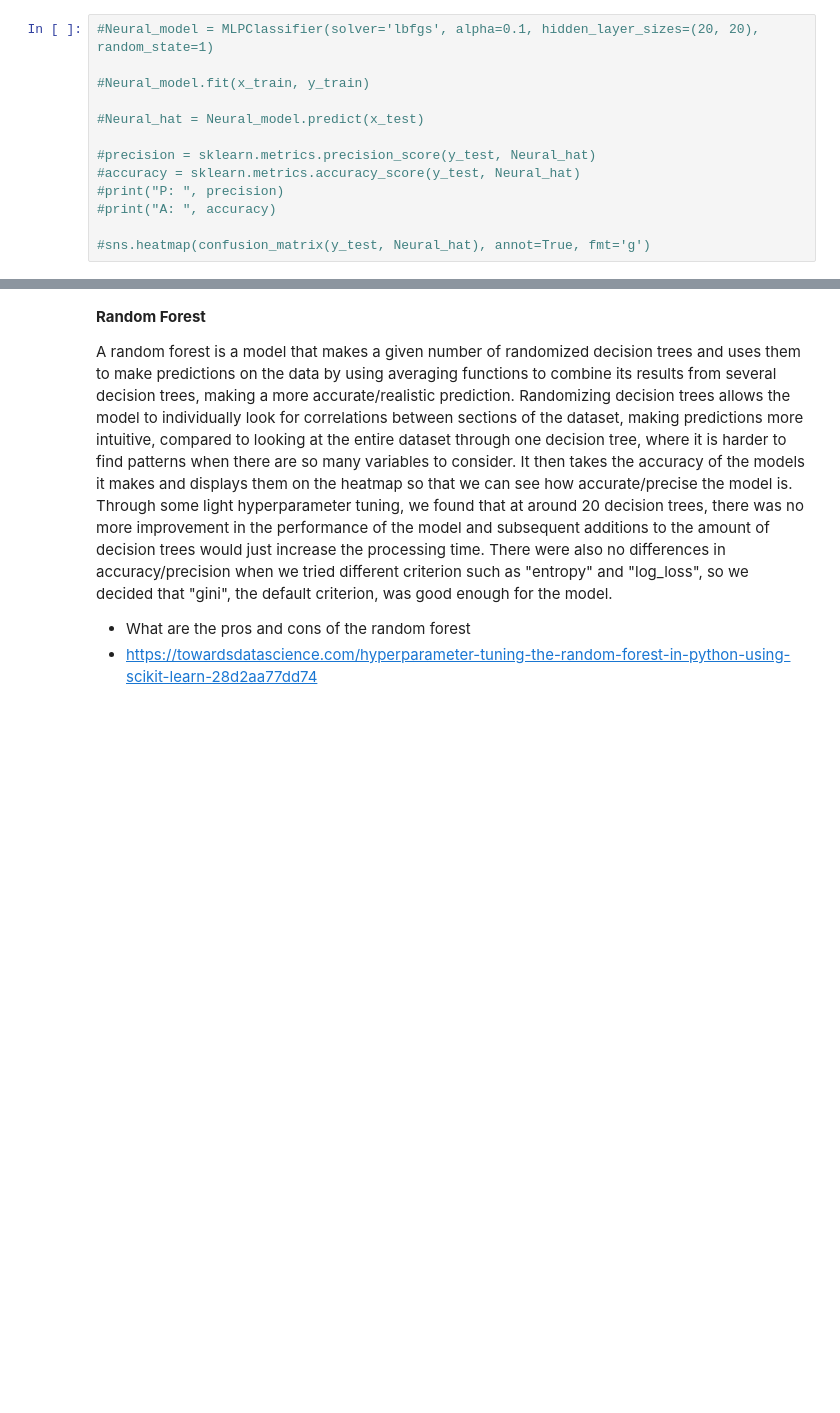
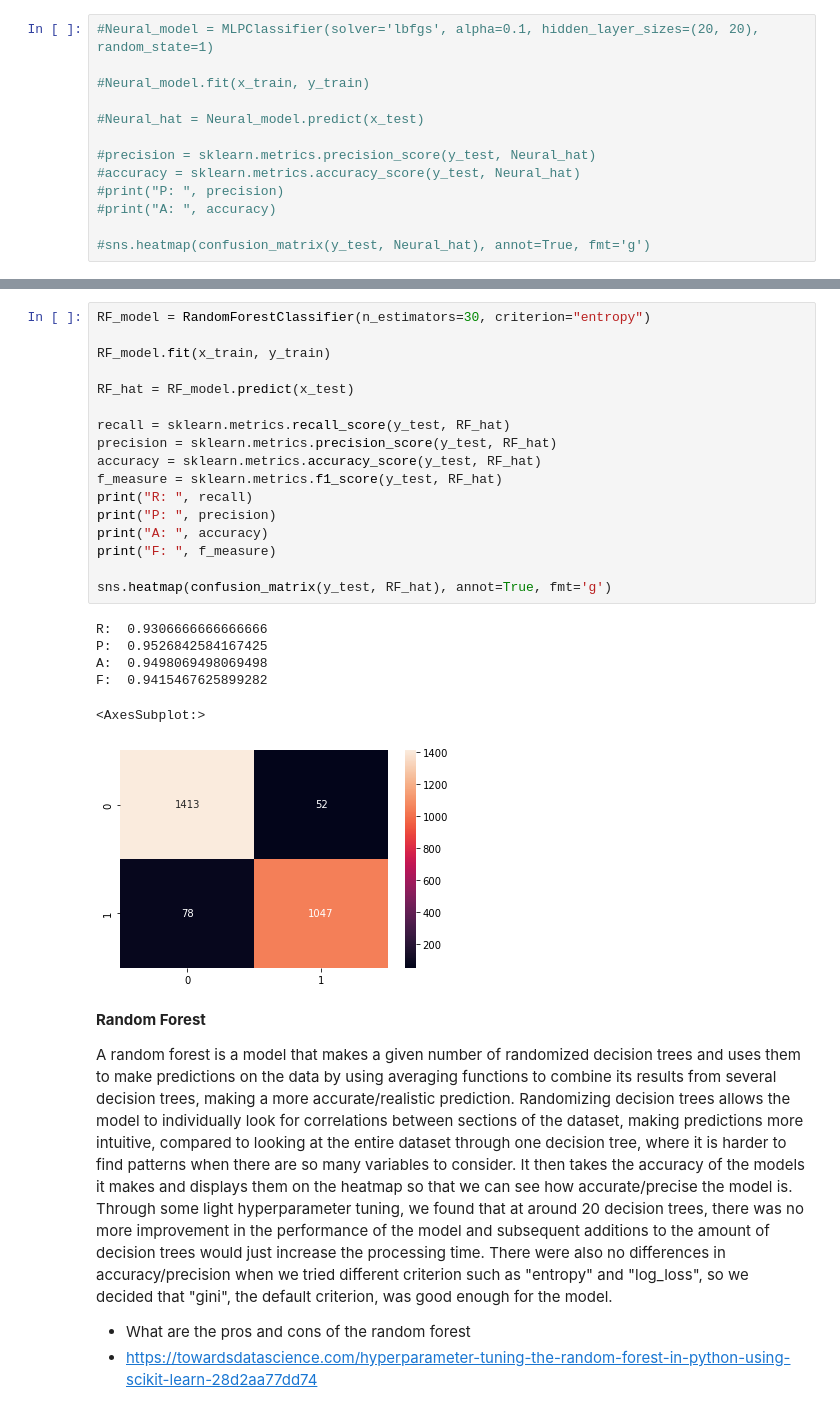
Before and after one commit to AnthonyCampbell208/SC22-BatchB-Frenzied-Physcists, a Jupyter notebook: final_project/rf_model_training-reduced.ipynb, the cells around one changed output, grey strips where cells are left out. Drawn from its saved outputs; the diff is of its cells as text; blank space fills up the shorter version.

```diff
--- a/final_project/rf_model_training-reduced.ipynb
+++ b/final_project/rf_model_training-reduced.ipynb
@@ -220,3 +188,27 @@ WARNING: Some output was deleted.
+# %%
+RF_model = RandomForestClassifier(n_estimators=30, criterion="entropy")
+
+RF_model.fit(x_train, y_train)
+
+RF_hat = RF_model.predict(x_test)
+
+recall = sklearn.metrics.recall_score(y_test, RF_hat)
+precision = sklearn.metrics.precision_score(y_test, RF_hat)
+accuracy = sklearn.metrics.accuracy_score(y_test, RF_hat)
+f_measure = sklearn.metrics.f1_score(y_test, RF_hat)
+print("R: ", recall)
+print("P: ", precision)
+print("A: ", accuracy)
+print("F: ", f_measure)
+
+sns.heatmap(confusion_matrix(y_test, RF_hat), annot=True, fmt='g')
+# %% [output]
+R:  0.9306666666666666
+P:  0.9526842584167425
+A:  0.9498069498069498
+F:  0.9415467625899282
+<AxesSubplot:>
+[figure, added]
 # %% [markdown]
 **Random Forest**
 
```
Also changed, not shown: parts of 9 cells of this notebook, 40 other files.
